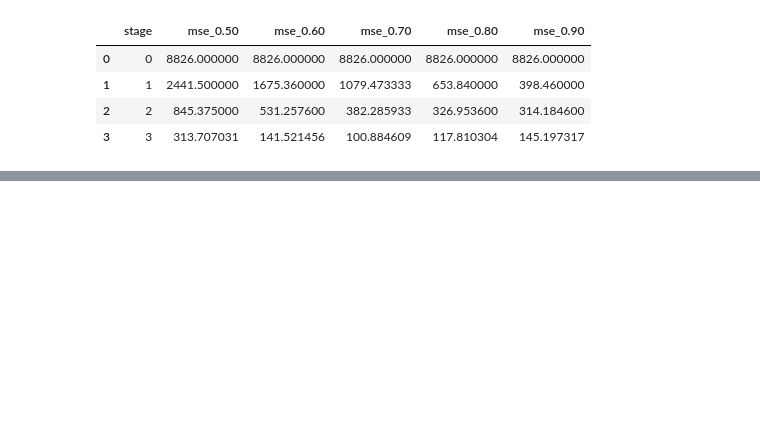
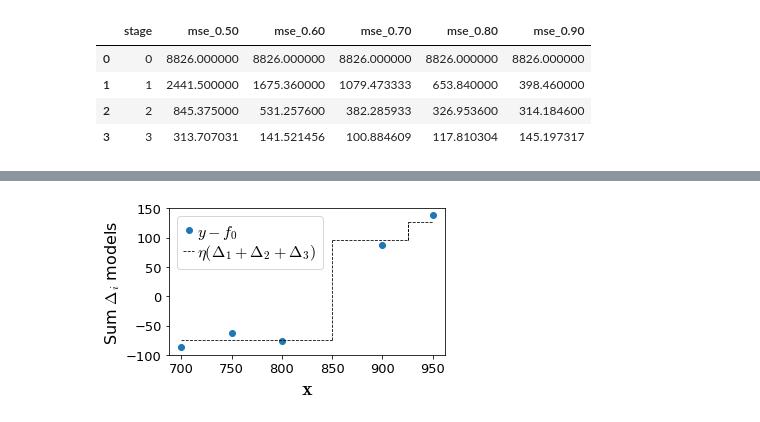
Before and after one commit to parrt/ml-articles, a Jupyter notebook: gradient-boosting/notebooks/dev.ipynb, the cells around one changed output, grey strips where cells are left out. Drawn from its saved outputs; the diff is of its cells as text; code cells hidden in the pictures; blank space fills up the shorter version.

```diff
--- a/gradient-boosting/notebooks/dev.ipynb
+++ b/gradient-boosting/notebooks/dev.ipynb
@@ -307,0 +254,7 @@ AttributeError: 'DataFrame' object has no attribute 'scaled1'
+# %%
+# Hideous manual computation of composite graph but...
+
+df = data()
+mse,mae = boost(df, 'sqfeet', 'rent', splits, 0.7, stages)
+df['deltas'] = 0.7 * df[['delta1','delta2','delta3']].sum(axis=1) # sum deltas
+df[['sqfeet','rent','F0','delta1','delta2','delta3','deltas']]
@@ -307,0 +268,46 @@ AttributeError: 'DataFrame' object has no attribute 'scaled1'
+# %%
+fig, ax = plt.subplots(nrows=1, ncols=1, figsize=(6.1, 3))
+
+# plot deltas
+line1, = ax.plot(df.sqfeet,df.dir1, 'o', label=r'$y-f_0$')
+
+prevx = np.min(df.sqfeet)
+prevy = 0
+splitys = []
+for s in splits[1:]:
+    if s>prevx: # ignore splits at same spot for plotting
+        y = np.mean(df.deltas[(df.sqfeet>prevx)&(df.sqfeet<=s)]) # all same, get as one
+        splitys.append(y)
+        #print(prevx,s,"=>",y)
+        ax.plot([prevx,s], [y,y], linewidth=.8, linestyle='--', c='k')
+    # draw verticals
+    prevx = s
+    prevy = y
+
+last = np.max(df.sqfeet)
+y = np.mean(df.deltas[(df.sqfeet>prevx)&(df.sqfeet<=last)]) # all same, get as one
+#print(prev,last,"=>",y)
+splitys.append(y)
+line2, = ax.plot([prevx,last], [y,y], linewidth=.8, linestyle='--', c='k',
+                label=r"$\eta (\Delta_1+\Delta_2+\Delta_3)$")
+
+ax.plot([splits[1],splits[1]], [splitys[0], splitys[1]], linewidth=.8, linestyle='--', c='k')
+ax.plot([splits[3],splits[3]], [splitys[1], splitys[2]], linewidth=.8, linestyle='--', c='k')
+ax.plot([s,s], [prevy,y], linewidth=.8, linestyle='--', c='k')
+
+ax.set_ylabel(r"Sum $\Delta_i$ models", fontsize=16)
+ax.set_xlabel(r"${\bf x}$", fontsize=20)
+
+ax.set_yticks([-100,-50,0,50,100,150])
+
+ax.legend(handles=[line1,line2], fontsize=16,
+          loc='upper left',
+          labelspacing=.1,
+          handletextpad=.2,
+          handlelength=.7,
+          frameon=True)
+
+plt.tight_layout()
+plt.show()
+# %% [output]
+[figure, added]
```
Also changed, not shown: parts of 15 cells of this notebook, 1 other file.
